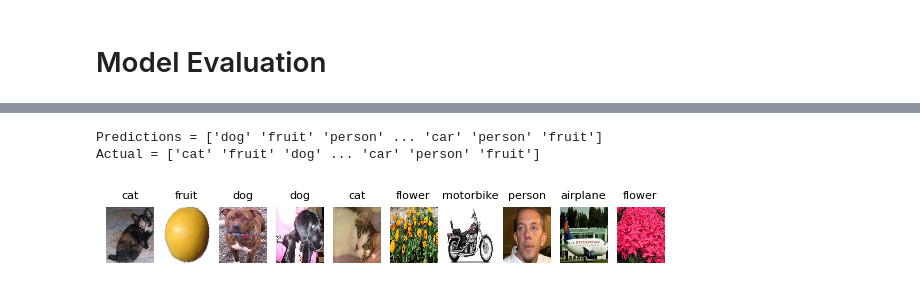
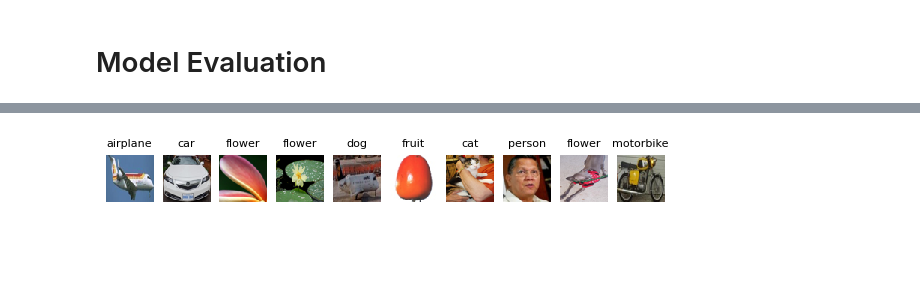
Before and after one commit to kevink02/CECS456Project, a Jupyter notebook: models/Kubota_CECS456Project.ipynb, the cells around one changed output, grey strips where cells are left out. Saved outputs shown, nothing was run; the diff lists cells and outputs as text; code cells hidden in the pictures; blank space fills up the shorter version.

Commit message:
Improved model performance and cleaned up code
Accuracy is great across all 3 datasets (average ~0.92) and loss is good across them (average ~0.23)

```diff
--- a/models/Kubota_CECS456Project.ipynb
+++ b/models/Kubota_CECS456Project.ipynb
@@ -53,5 +50,8 @@ np.random.seed(42)
 labels = (0, 1, 2, 3, 4, 5, 6, 7)
 label_strings = ("airplane", "car", "cat", "dog", "flower", "fruit", "motorbike", "person")
 label_count = len(labels)
-epoch_amount = 5
-batch_size = 128
+random_state = 42
+epoch_amount = 6
+batch_size = 32
+# image height and width, 3 RGB channels
+input_image_shape = (64, 64, 3)
@@ -250,15 +169,17 @@ Trainable params: 5181064 (19.76 MB)
 Non-trainable params: 0 (0.00 Byte)
 _________________________________________________________________
-# %%
-model.compile(loss="sparse_categorical_crossentropy",
-              optimizer="adam",
-              metrics=["accuracy"])
+# %%
+model.compile(
+    loss = tf.keras.losses.SparseCategoricalCrossentropy(from_logits = False),
+    optimizer = tf.keras.optimizers.Adam(learning_rate = 3 * 1e-4),
+    metrics = ["accuracy"]
+    )
 # %%
-# The model in the CNN demo exhausts the free tier Colab resources
 history = model.fit(
     x_train,
     y_train,
     batch_size = batch_size,
     epochs = epoch_amount,
-    validation_data = (x_dev, y_dev))
+    validation_data = (x_dev, y_dev)
+    )
 # %% [output]
@@ -301,24 +260,15 @@ y_predictions = np.argmax(y_probabilities, axis = 1)
-# %%
-print("Predictions =", np.array(label_strings)[y_predictions])
-print("Actual =", np.array(label_strings)[y_test])
-# %% [output]
-Predictions = ['dog' 'fruit' 'person' ... 'car' 'person' 'fruit']
-Actual = ['cat' 'fruit' 'dog' ... 'car' 'person' 'fruit']
 # %%
-# Show predictions made
-
-
 sub_test_amount = 10
 x_sub = x_test[:sub_test_amount]
-y_sub = y_test[:sub_test_amount]
+y_sub = y_predictions[:sub_test_amount]
 
-plt.figure(figsize=(7.2, 2.4))
+plt.figure(figsize = (7.2, 2.4))
 for index, image in enumerate(x_sub):
     plt.subplot(1, sub_test_amount, index + 1)
-    plt.imshow(image, cmap="binary", interpolation="nearest")
+    plt.imshow(image, cmap = "binary", interpolation = "nearest")
     plt.axis('off')
-    plt.title(label_strings[y_sub[index]], fontsize=8)
-plt.subplots_adjust(wspace=0.2, hspace=0.5)
+    plt.title(label_strings[y_sub[index]], fontsize = 8)
+plt.subplots_adjust(wspace = 0.2, hspace = 0.5)
 plt.show()
 # %% [output]
-[figure, old version]
+[figure, new version]
```
Also changed, not shown: parts of 21 cells of this notebook, 1 other file.
